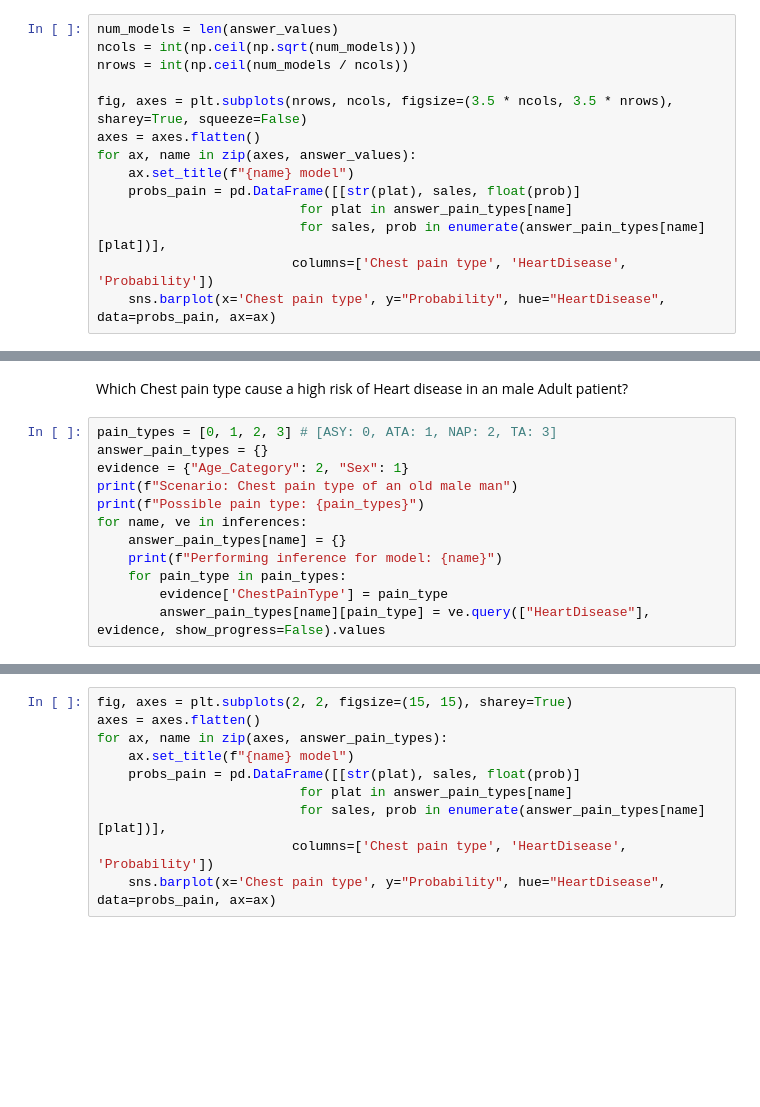
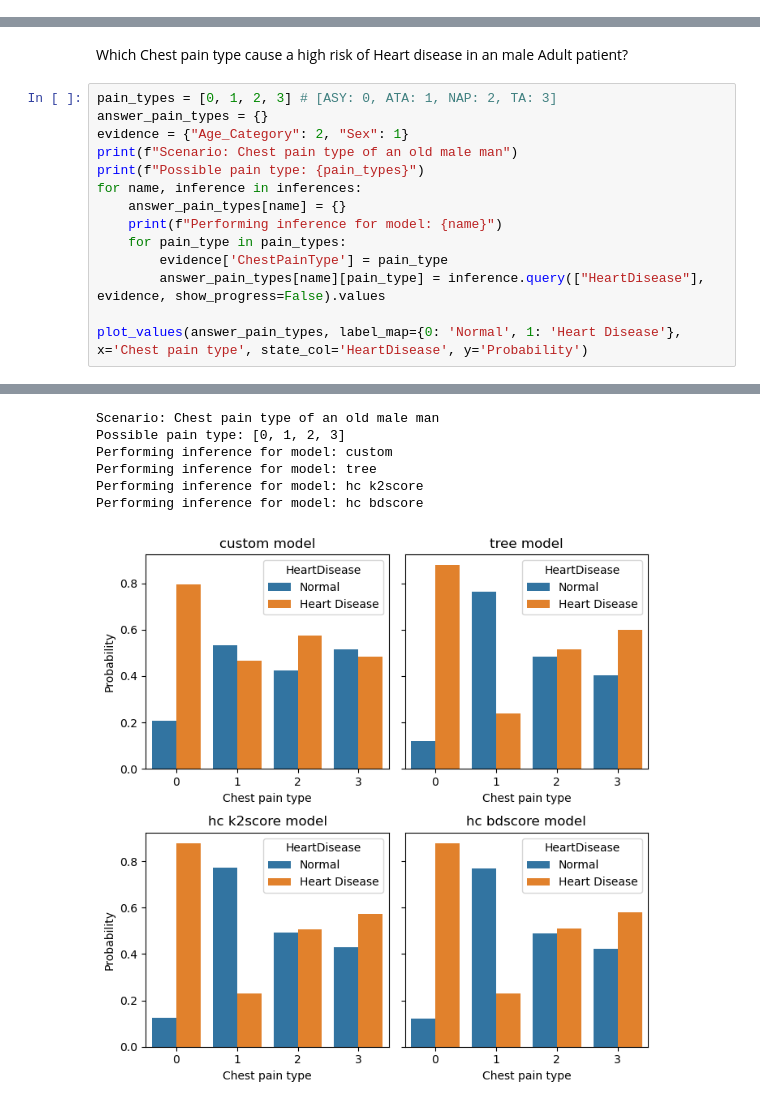
Before and after one commit to maurodore/heart_failure_prediction_bayesian_reasoning, a Jupyter notebook: src/main.ipynb, the cells around one changed output, grey strips where cells are left out. Drawn from its saved outputs; the diff is of its cells as text; blank space fills up the shorter version.

```diff
--- a/src/main.ipynb
+++ b/src/main.ipynb
@@ -374,14 +424,0 @@ for name, ve in inferences:
-# %%
-num_models = len(answer_values)
-ncols = int(np.ceil(np.sqrt(num_models)))
-nrows = int(np.ceil(num_models / ncols))
-
-fig, axes = plt.subplots(nrows, ncols, figsize=(3.5 * ncols, 3.5 * nrows), sharey=True, squeeze=False)
-axes = axes.flatten()
-for ax, name in zip(axes, answer_values):
-    ax.set_title(f"{name} model")
-    probs_pain = pd.DataFrame([[str(plat), sales, float(prob)]
-                          for plat in answer_pain_types[name]
-                          for sales, prob in enumerate(answer_pain_types[name][plat])],
-                         columns=['Chest pain type', 'HeartDisease', 'Probability'])
-    sns.barplot(x='Chest pain type', y="Probability", hue="HeartDisease", data=probs_pain, ax=ax)
@@ -437,9 +430,12 @@ answer_pain_types = {}
 evidence = {"Age_Category": 2, "Sex": 1}
 print(f"Scenario: Chest pain type of an old male man")
 print(f"Possible pain type: {pain_types}")
-for name, ve in inferences:
+for name, inference in inferences:
     answer_pain_types[name] = {}
     print(f"Performing inference for model: {name}")
     for pain_type in pain_types:
         evidence['ChestPainType'] = pain_type
-        answer_pain_types[name][pain_type] = ve.query(["HeartDisease"], evidence, show_progress=False).values
+        answer_pain_types[name][pain_type] = inference.query(["HeartDisease"], evidence, show_progress=False).values
+
+plot_values(answer_pain_types, label_map={0: 'Normal', 1: 'Heart Disease'}, x='Chest pain type', state_col='HeartDisease', y='Probability')
+# %% [output]
@@ -446,10 +450,7 @@ for name, ve in inferences:
+Scenario: Chest pain type of an old male man
+Possible pain type: [0, 1, 2, 3]
+Performing inference for model: custom
+Performing inference for model: tree
+Performing inference for model: hc k2score
+Performing inference for model: hc bdscore
+[figure, added]
-# %%
-fig, axes = plt.subplots(2, 2, figsize=(15, 15), sharey=True)
-axes = axes.flatten()
-for ax, name in zip(axes, answer_pain_types):
-    ax.set_title(f"{name} model")
-    probs_pain = pd.DataFrame([[str(plat), sales, float(prob)]
-                          for plat in answer_pain_types[name]
-                          for sales, prob in enumerate(answer_pain_types[name][plat])],
-                         columns=['Chest pain type', 'HeartDisease', 'Probability'])
-    sns.barplot(x='Chest pain type', y="Probability", hue="HeartDisease", data=probs_pain, ax=ax)
```
Also changed, not shown: parts of 18 cells of this notebook, 3 other files.
